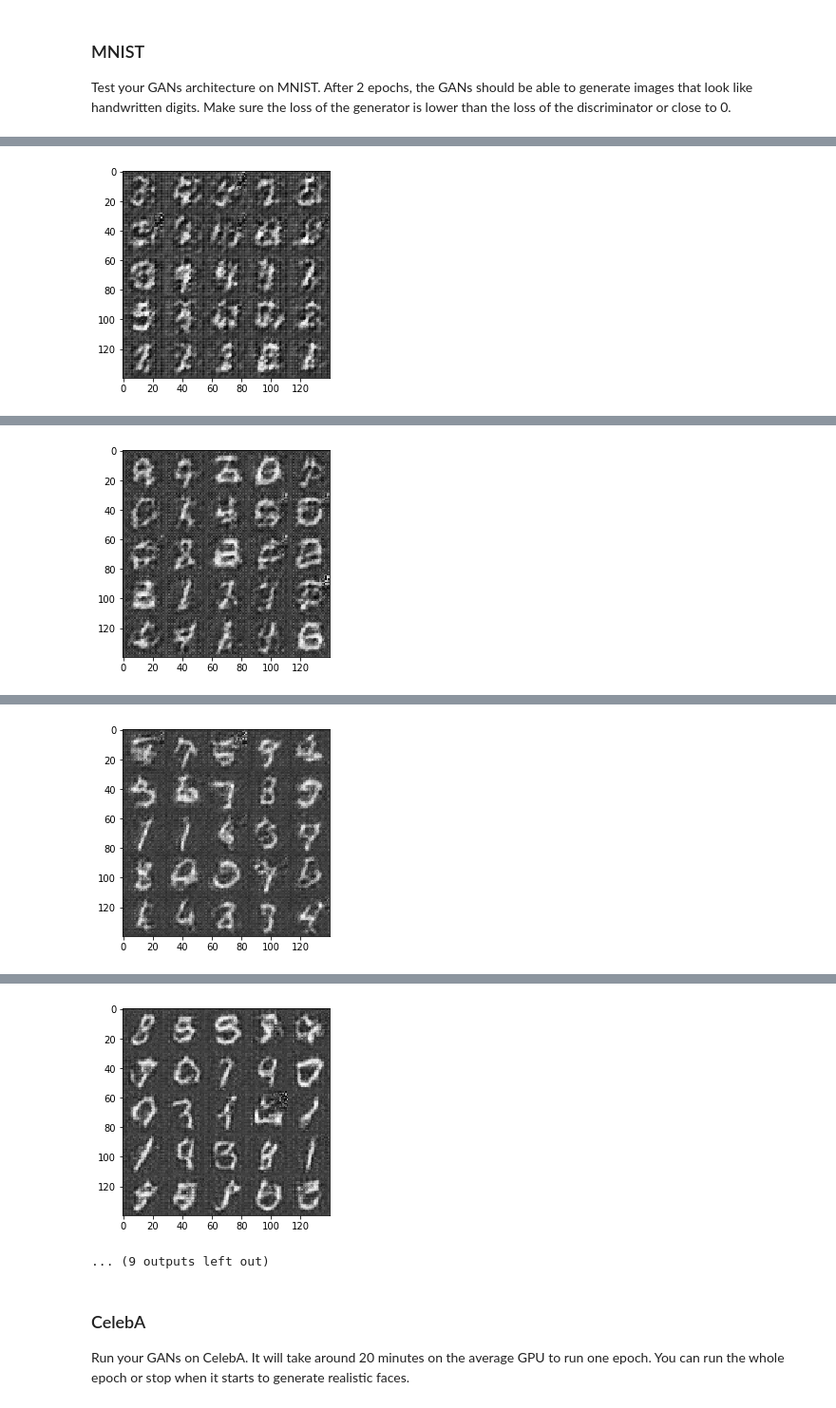
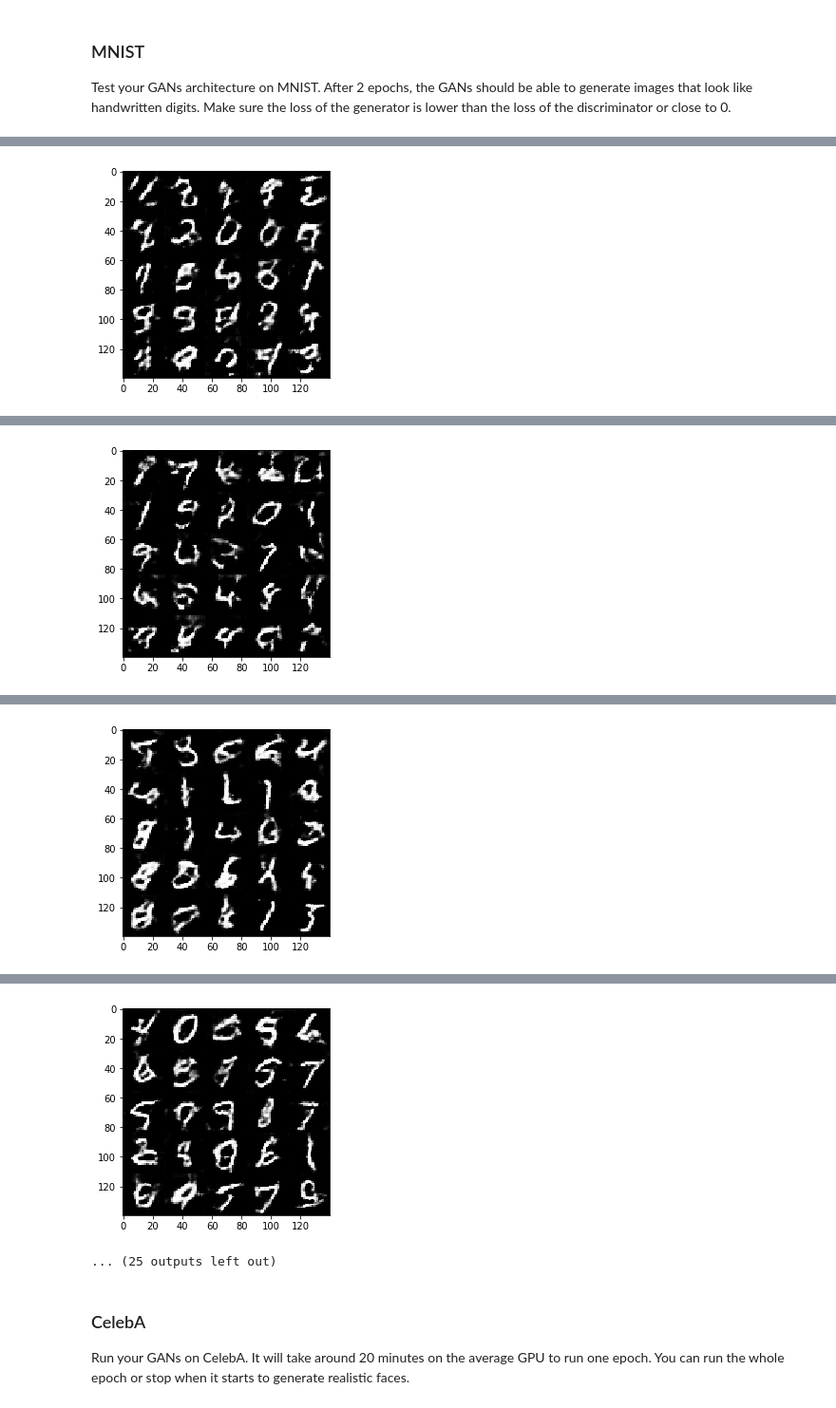
Before and after one commit to amit-jain/deep-learning, a Jupyter notebook: face_generation/dlnd_face_generation.ipynb, the cells around one changed output, grey strips where cells are left out. Shown at 95% size. Saved outputs shown, nothing was run; the diff lists cells and outputs as text; code cells hidden in the pictures.

Commit message:
Fixed missed normalization bug when training an some hyperparamter tweaks

```diff
--- a/face_generation/dlnd_face_generation.ipynb
+++ b/face_generation/dlnd_face_generation.ipynb
@@ -133,7 +133,7 @@ Tests Passed
 ### Discriminator
 Implement `discriminator` to create a discriminator neural network that discriminates on `images`.  This function should be able to reuse the variabes in the neural network.  Use [`tf.variable_scope`](https://www.tensorflow.org/api_docs/python/tf/variable_scope) with a scope name of "discriminator" to allow the variables to be reused.  The function should return a tuple of (tensor output of the discriminator, tensor logits of the discriminator).
 # %%
-def discriminator(images, reuse=False, alpha=0.05):
+def discriminator(images, reuse=False, alpha=0.2):
     """
     Create the discriminator network
     :param image: Tensor of input image(s)
@@ -142,16 +142,19 @@ def discriminator(images, reuse=False, alpha=0.05):
     """
     with tf.variable_scope('discriminator', reuse=reuse):
         # Input layer is 28 x 28 x channels
-        x1 = tf.layers.conv2d(images, 64, 5, strides=2, padding='same')
+        x1 = tf.layers.conv2d(images, 64, 5, strides=2, padding='same', \
+                              kernel_initializer=tf.contrib.layers.xavier_initializer())
         relu1 = tf.maximum(alpha * x1, x1)
         # 14 x 14 x 64
 
-        x2 = tf.layers.conv2d(relu1, 128, 5, strides=2, padding='same')
+        x2 = tf.layers.conv2d(relu1, 128, 5, strides=2, padding='same', \
+                             kernel_initializer=tf.contrib.layers.xavier_initializer())
         bn2 = tf.layers.batch_normalization(x2, training=True)
         relu2 = tf.maximum(alpha * bn2, bn2)
         # 7 x 7 x 128
 
-        x3 = tf.layers.conv2d(relu2, 256, 5, strides=2, padding='same')
+        x3 = tf.layers.conv2d(relu2, 256, 5, strides=2, padding='same', \
+                             kernel_initializer=tf.contrib.layers.xavier_initializer())
         bn3 = tf.layers.batch_normalization(x3, training=True)
         relu3 = tf.maximum(alpha * bn3, bn3)
         # 4 x 4 x 256
@@ -174,7 +177,7 @@ Tests Passed
 ### Generator
 Implement `generator` to generate an image using `z`. This function should be able to reuse the variabes in the neural network.  Use [`tf.variable_scope`](https://www.tensorflow.org/api_docs/python/tf/variable_scope) with a scope name of "generator" to allow the variables to be reused. The function should return the generated 28 x 28 x `out_channel_dim` images.
 # %%
-def generator(z, out_channel_dim, is_train=True, alpha=0.05):
+def generator(z, out_channel_dim, is_train=True, alpha=0.2):
     """
     Create the generator network
     :param z: Input z
@@ -347,6 +350,9 @@ def train(epoch_count, batch_size, z_dim, learning_rate, beta1, get_batches, dat
             for batch_images in get_batches(batch_size):
                 steps += 1
 
+                # Normalize the images to be between -1.0 and 1.0
+                batch_images = batch_images * 2
+
                 # Sample random noise for G
                 batch_z = np.random.uniform(-1, 1, size=(batch_size, z_dim))
 
@@ -374,7 +380,7 @@ def train(epoch_count, batch_size, z_dim, learning_rate, beta1, get_batches, dat
 ### MNIST
 Test your GANs architecture on MNIST.  After 2 epochs, the GANs should be able to generate images that look like handwritten digits.  Make sure the loss of the generator is lower than the loss of the discriminator or close to 0.
 # %%
-batch_size = 256
+batch_size = 64
 z_dim = 128
 learning_rate = 0.002
 beta1 = 0.5
@@ -383,7 +389,7 @@ beta1 = 0.5
 """
 DON'T MODIFY ANYTHING IN THIS CELL THAT IS BELOW THIS LINE
 """
-epochs = 5
+epochs = 2
 
 mnist_dataset = helper.Dataset('mnist', glob(os.path.join(data_dir, 'mnist/*.jpg')))
 with tf.Graph().as_default():
@@ -428 +431 @@ Epoch 2/5... Batch 100... Discriminator Loss: 3.3833... Generator Loss: 3.6089
-[figure, old version]
+[figure, new version]
@@ -439 +442 @@ Epoch 2/5... Batch 200... Discriminator Loss: 0.6003... Generator Loss: 2.0581
-[figure, old version]
+[figure, new version]
@@ -453 +453 @@ Epoch 3/5... Batch 100... Discriminator Loss: 0.7367... Generator Loss: 1.2901
-[figure, old version]
+[figure, new version]
@@ -464,5 +464,5 @@ Epoch 3/5... Batch 200... Discriminator Loss: 1.1186... Generator Loss: 0.7844
-[figure, old version]
+[figure, new version]
-... (9 outputs left out)
+... (25 outputs left out)
 # %% [markdown]
 ### CelebA
 Run your GANs on CelebA.  It will take around 20 minutes on the average GPU to run one epoch.  You can run the whole epoch or stop when it starts to generate realistic faces.
```
Also changed, not shown: parts of 2 cells of this notebook, 1 other file.
